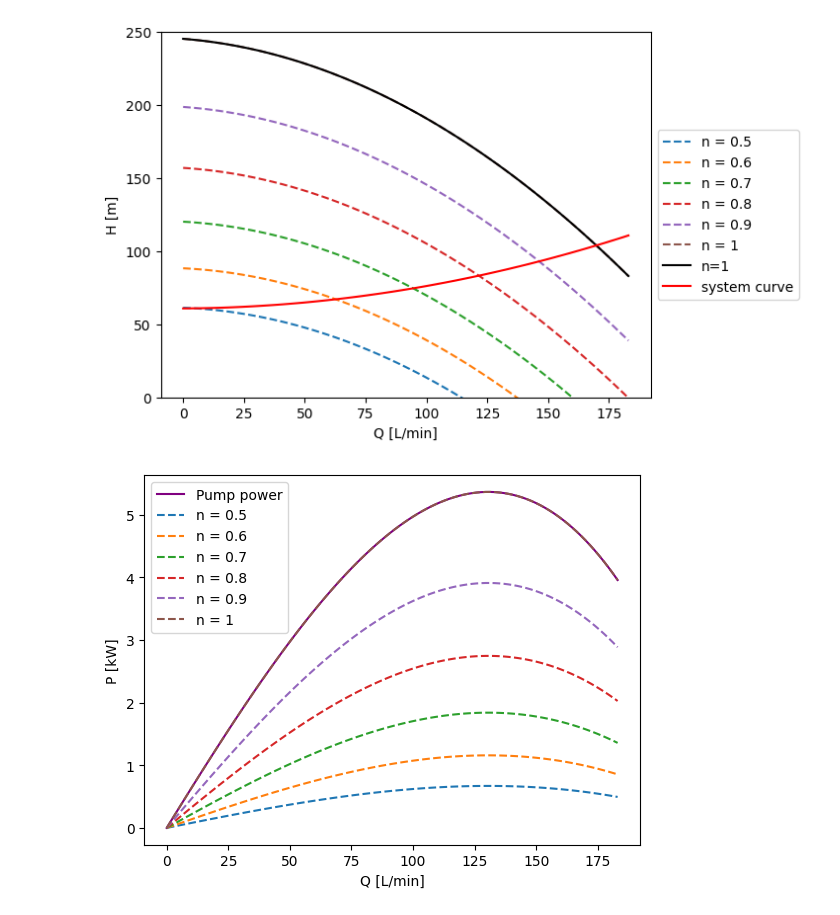
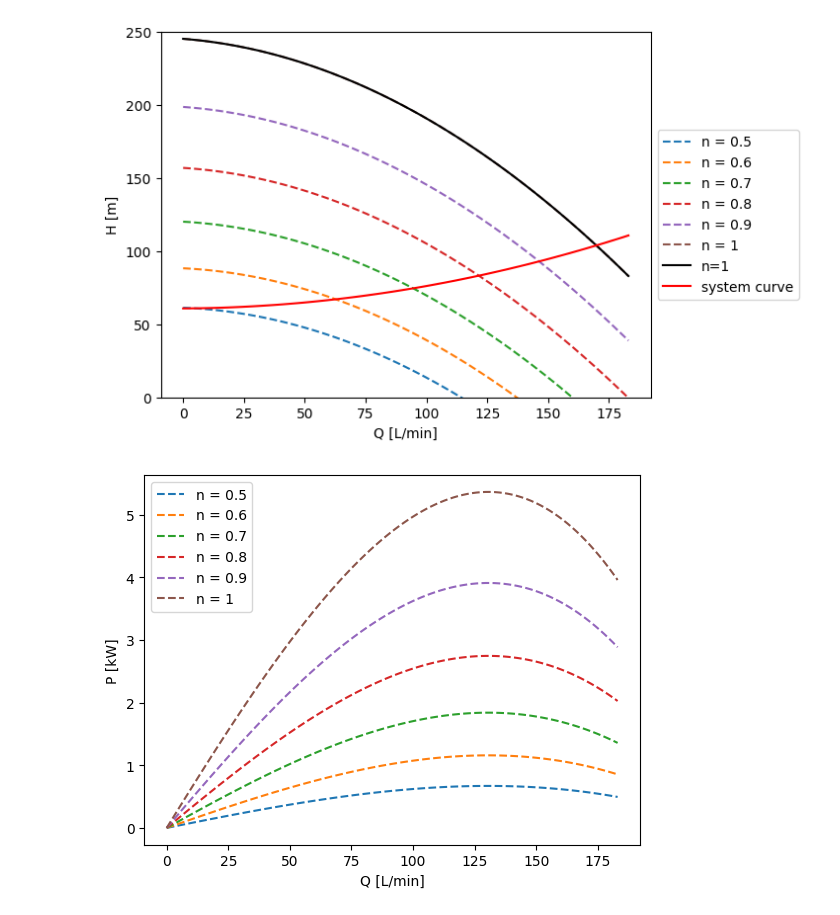
Before and after one commit to mascholten123/Code, a Jupyter notebook: pumpCode/PumpCurve.ipynb, the cells around one changed output. Drawn from its saved outputs; the diff is of its cells as text; code cells hidden in the pictures.

```diff
--- a/pumpCode/PumpCurve.ipynb
+++ b/pumpCode/PumpCurve.ipynb
@@ -72,30 +73,30 @@ plt.show()
 # %%
 
 #efficiency of pump curve
 Q_nominal = 120 / (60*1000) #m3/s
 H_nominal = 176 #m
 P_nominal = 5.5 * 1000 #W
 rho = 1000 #kg/m3
 g = 9.81 #m/s2
 eff_pump = (Q_nominal*H_nominal*rho*g)/ (P_nominal)
 
 #Assuming constant efficiency of the pump
 P_pump = ((xs/(60*1000)) * ys * rho * g)/ (eff_pump * 1000) #kW
 
-plt.plot(xs, P_pump, color='purple', label='Pump power')
+#plt.plot(xs, P_pump, color='purple', label='Pump power')
 
 P_variable = []
 P_OperationPoints = []
 for i in range (len(n)):
     P_variable.append(P_pump/(n[i]**-3))
     P_OperationPoints.append(((Q_OperationPoints[i]/(60*1000))*H_OperationPoints[i]*rho*g)/(eff_pump * 1000*n[i]**(-3)))
     plt.plot(xs, P_variable[i], linestyle='dashed', label=f'n = {n[i]}')
 plt.xlabel('Q [L/min]')
 plt.ylabel('P [kW]')
 plt.legend()
 plt.show()
 # %% [output]
-[figure, old version]
+[figure, new version]
 # %%
 #Operational point graph
 fig, ax1 = plt.subplots()
```
Also changed, not shown: parts of 3 cells of this notebook.
